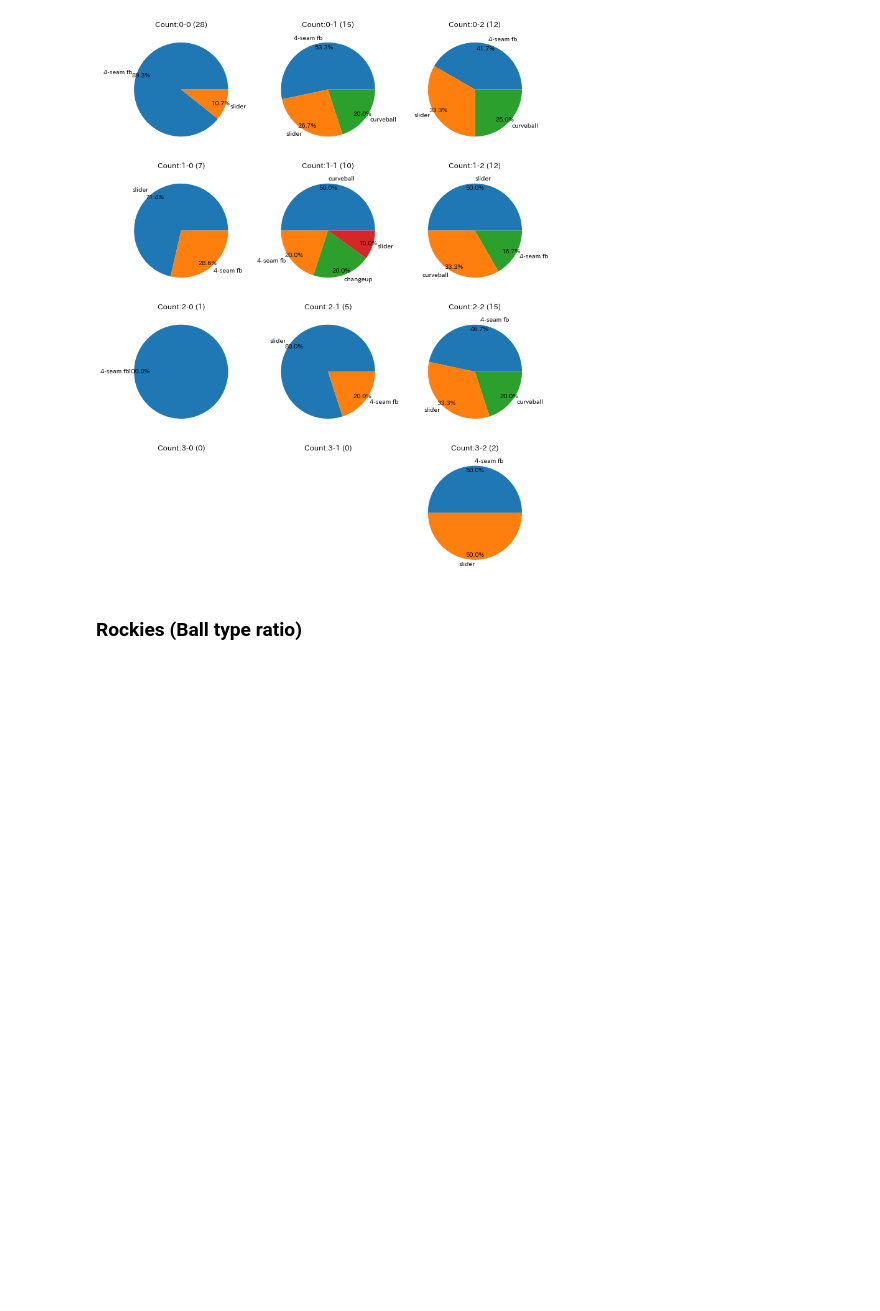
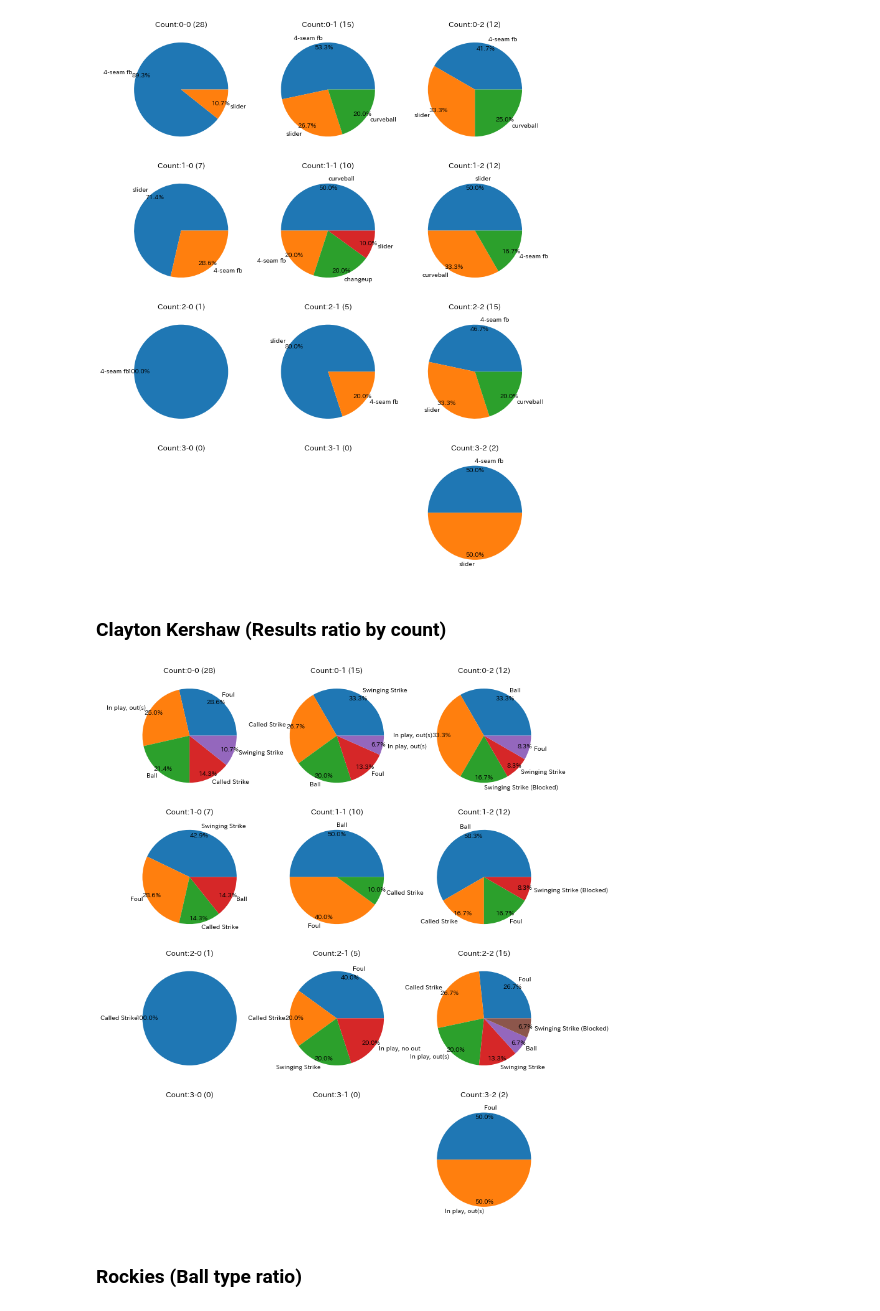
Before and after one commit to yuuuusuke1997/baseball_analysis, a Jupyter notebook: baseball_analysis.ipynb, the cells around one changed output. Drawn from its saved outputs; the diff is of its cells as text; code cells hidden in the pictures; blank space fills up the shorter version.

```diff
--- a/baseball_analysis.ipynb
+++ b/baseball_analysis.ipynb
@@ -582,6 +582,33 @@ for i, ax in enumerate(axes.flatten()):
 plt.show()
 # %% [output]
 [figure]
+# %% [markdown]
+### Clayton Kershaw (Results ratio by count)
+# %%
+titleList = []
+dataList = []
+
+# create figure(4*3)
+fig, axes = plt.subplots(4, 3, figsize=(12,16))
+
+# create count
+for b in range(4):
+    for s in range(3):
+        df = pitchDF.loc[(pitchDF['ballCount']==b) & (pitchDF['strikeCount']==s) & pitchDF['des'] & (pitchDF['frame']=='top')]
+        title = "Count:" + str(b) + "-" + str(s) + " (" + str(len(df)) + ")"
+        titleList.append(title)
+        dataList.append(df)
+
+for i, ax in enumerate(axes.flatten()):
+    x = dataList[i].des.value_counts()
+    l = dataList[i].des.unique()
+
+    ax.pie(x, autopct="%.1f%%", pctdistance=0.9, labels=l)
+    ax.set_title(titleList[i])
+
+plt.show()
+# %% [output]
+[figure, added]
 # %% [markdown]
 ### Rockies (Ball type ratio)
 # %%
```
Also changed, not shown: parts of 2 cells of this notebook.
